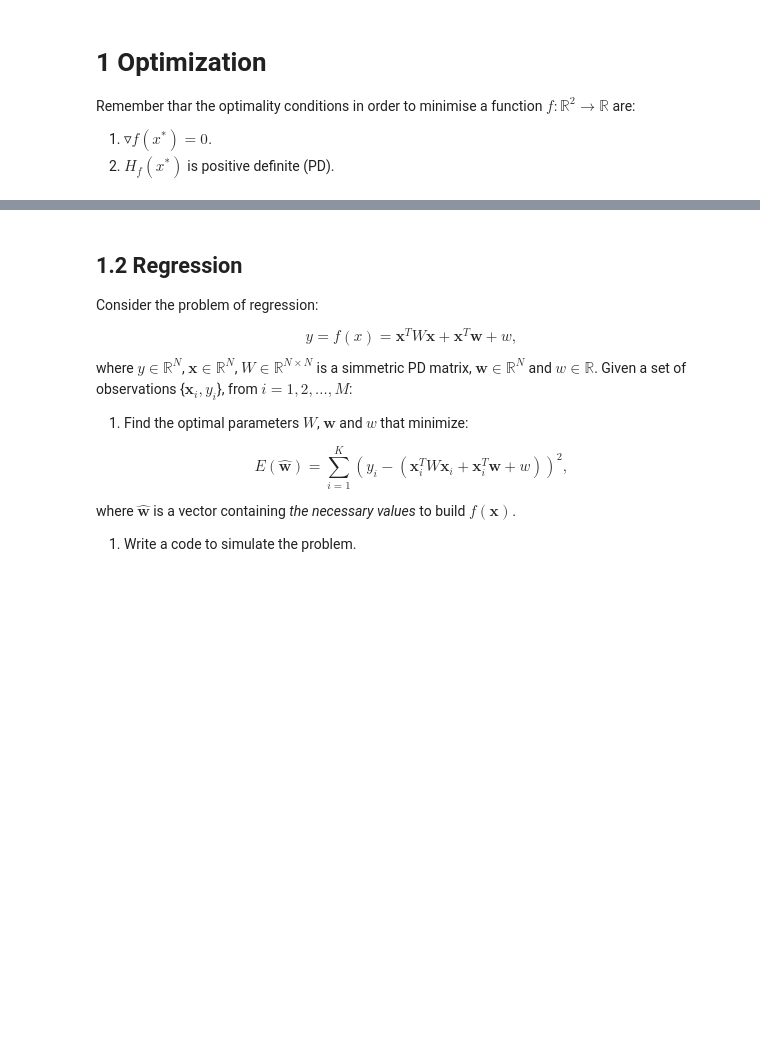
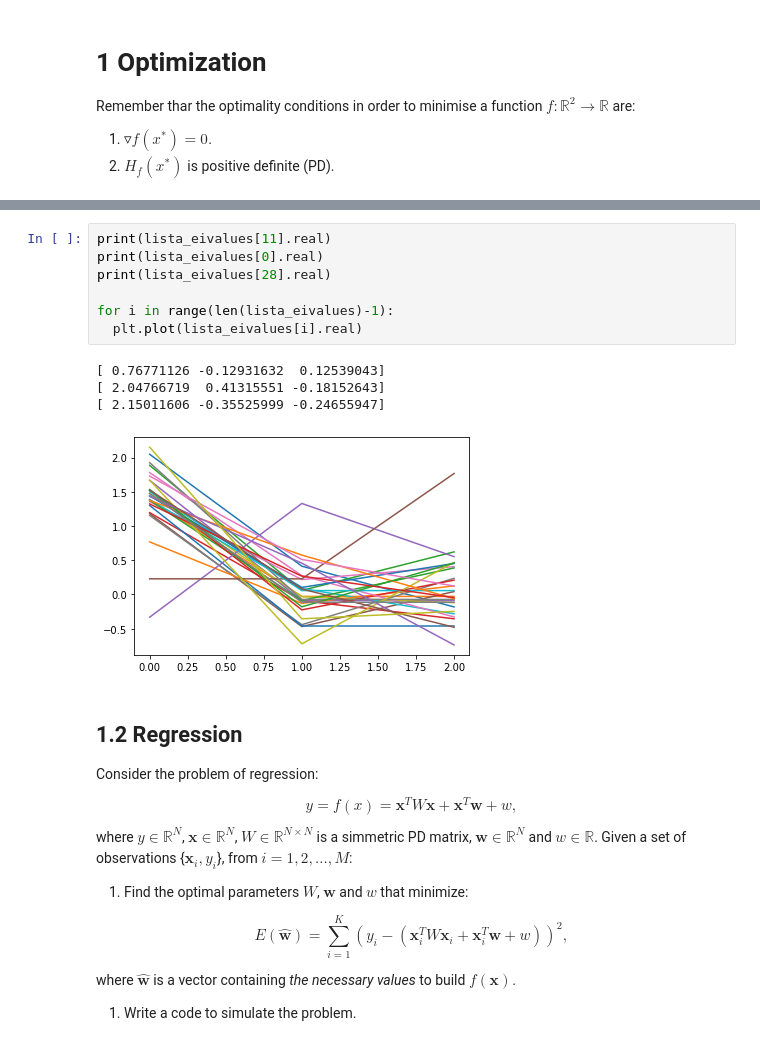
Before and after one commit to davidmacer/deep-learning-course, a Jupyter notebook: src/tarea_03.ipynb, the cells around one changed output, grey strips where cells are left out. Cells and saved outputs as stored; diff of their text form; blank space fills up the shorter version.

```diff
--- a/src/tarea_03.ipynb
+++ b/src/tarea_03.ipynb
@@ -79,3 +80,15 @@ Text(0, 0.5, 'Distancia')
+# %%
+print(lista_eivalues[11].real)
+print(lista_eivalues[0].real)
+print(lista_eivalues[28].real)
+
+for i in range(len(lista_eivalues)-1):
+  plt.plot(lista_eivalues[i].real)
+# %% [output]
+[ 0.76771126 -0.12931632  0.12539043]
+[ 2.04766719  0.41315551 -0.18152643]
+[ 2.15011606 -0.35525999 -0.24655947]
+[figure, added]
 # %% [markdown]
 ## 1.2 Regression
 
```
Also changed, not shown: parts of 5 cells of this notebook.
